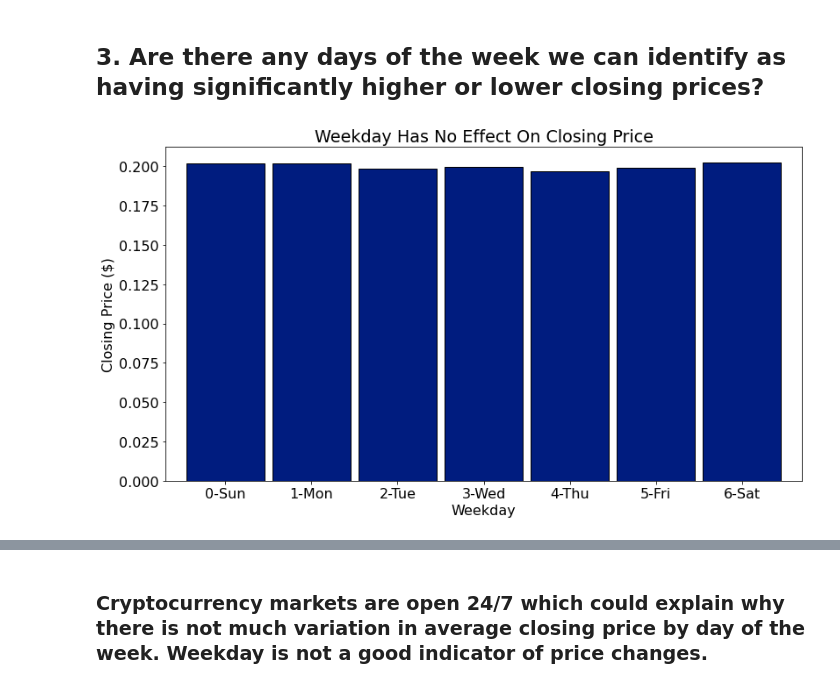
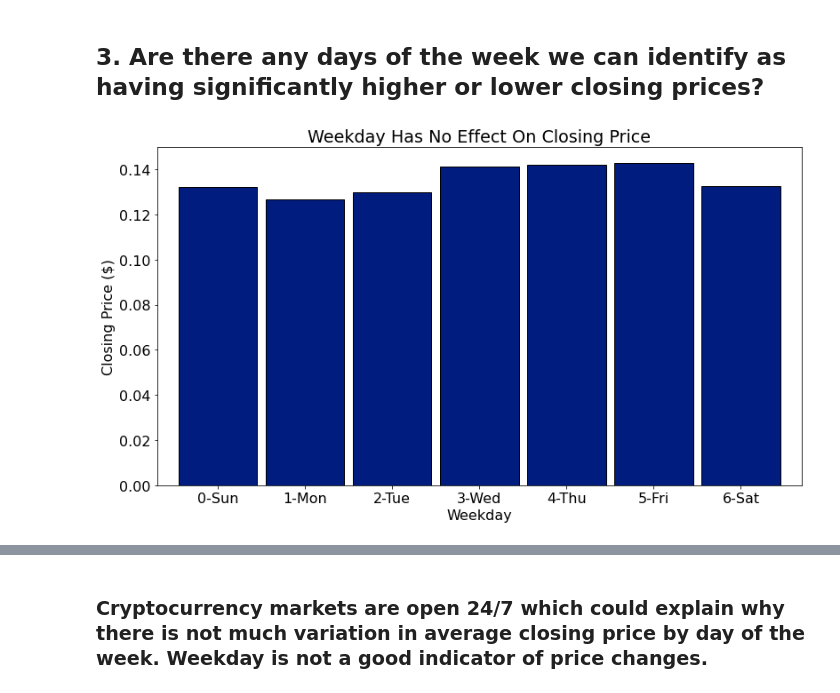
Before and after one commit to lainslie-18/predicting_cryptocurrency_price_with_TSA, a Jupyter notebook: using_tsa_to_predict_cryptocurrency_price_changes.ipynb, the cells around one changed output, grey strips where cells are left out. Cells and saved outputs as stored; diff of their text form; code cells hidden in the pictures.

```diff
--- a/using_tsa_to_predict_cryptocurrency_price_changes.ipynb
+++ b/using_tsa_to_predict_cryptocurrency_price_changes.ipynb
@@ -57,6 +57,15 @@ cryptocurrency = wrangle.prep_crypto_data()
 nem_train, nem_validate, nem_test = pd.DataFrame(cryptocurrency[0][0]),\
                                     pd.DataFrame(cryptocurrency[0][1]),\
                                     pd.DataFrame(cryptocurrency[0][2])
+nem_hr_train, nem_hr_validate, nem_hr_test = pd.DataFrame(cryptocurrency[0][3]),\
+                                    pd.DataFrame(cryptocurrency[0][4]),\
+                                    pd.DataFrame(cryptocurrency[0][5])
+holo_train, holo_validate, holo_test = pd.DataFrame(cryptocurrency[1][0]),\
+                                    pd.DataFrame(cryptocurrency[1][1]),\
+                                    pd.DataFrame(cryptocurrency[1][2])
+holo_hr_train, holo_hr_validate, holo_hr_test = pd.DataFrame(cryptocurrency[1][3]),\
+                                    pd.DataFrame(cryptocurrency[1][4]),\
+                                    pd.DataFrame(cryptocurrency[1][5])
 # %% [markdown]
 **Steps taken to prepare the data:**
 
@@ -121,8 +167,8 @@ ax.set(title='Average Close Price Is Much Higher At The Beginning And End Of The
 ## 3. Are there any days of the week we can identify as having significantly higher or lower closing prices?
 # %%
 # plot average close price by weekday for NEM
-ax = nem_train.groupby(nem_train.index.strftime('%w-%a')).Close.mean().plot.bar(width=.9, ec='black')
+ax = nem_hr_train.groupby(nem_hr_train.index.strftime('%w-%a')).Close.mean().plot.bar(width=.9, ec='black')
 plt.xticks(rotation=0)
 ax.set(title='Weekday Has No Effect On Closing Price', xlabel='Weekday', ylabel='Closing Price ($)');
 # %% [output]
-[figure, old version]
+[figure, new version]
```
Also changed, not shown: parts of 16 cells of this notebook, 2 other files.
